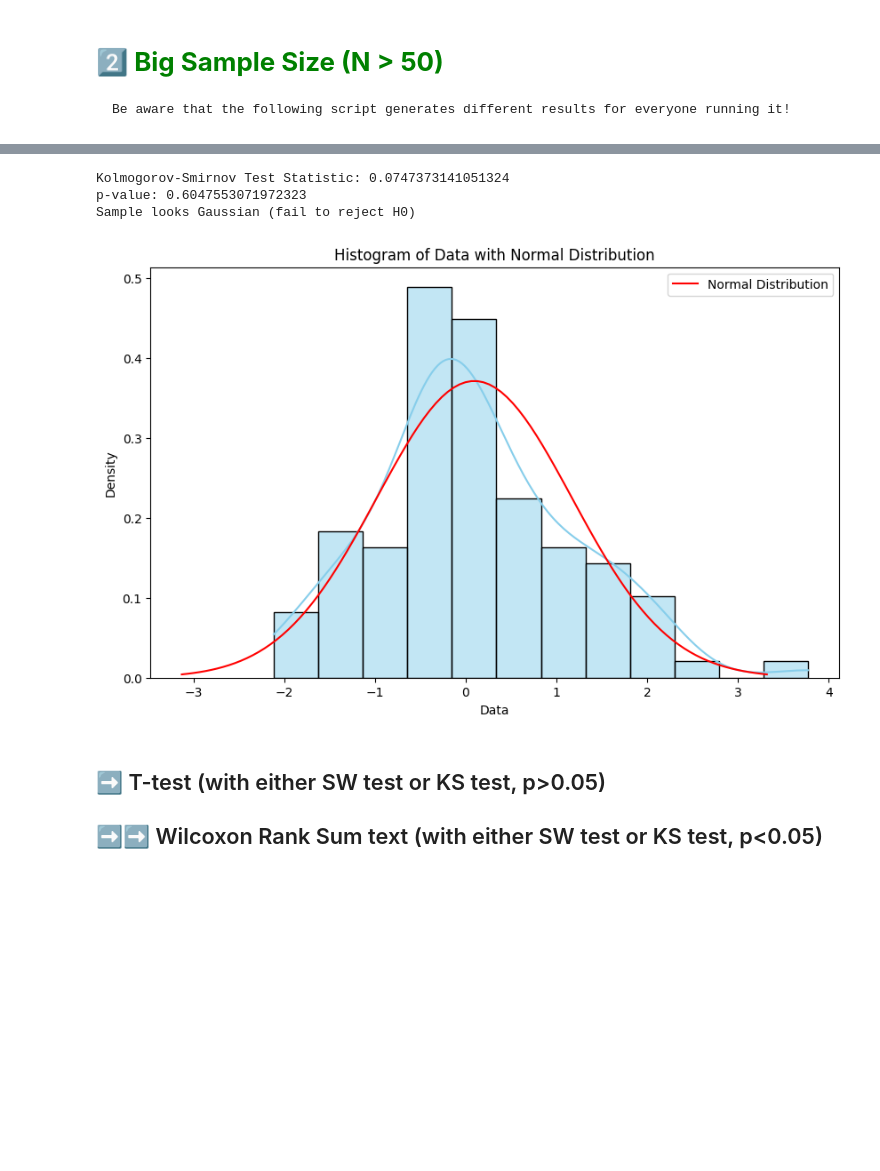
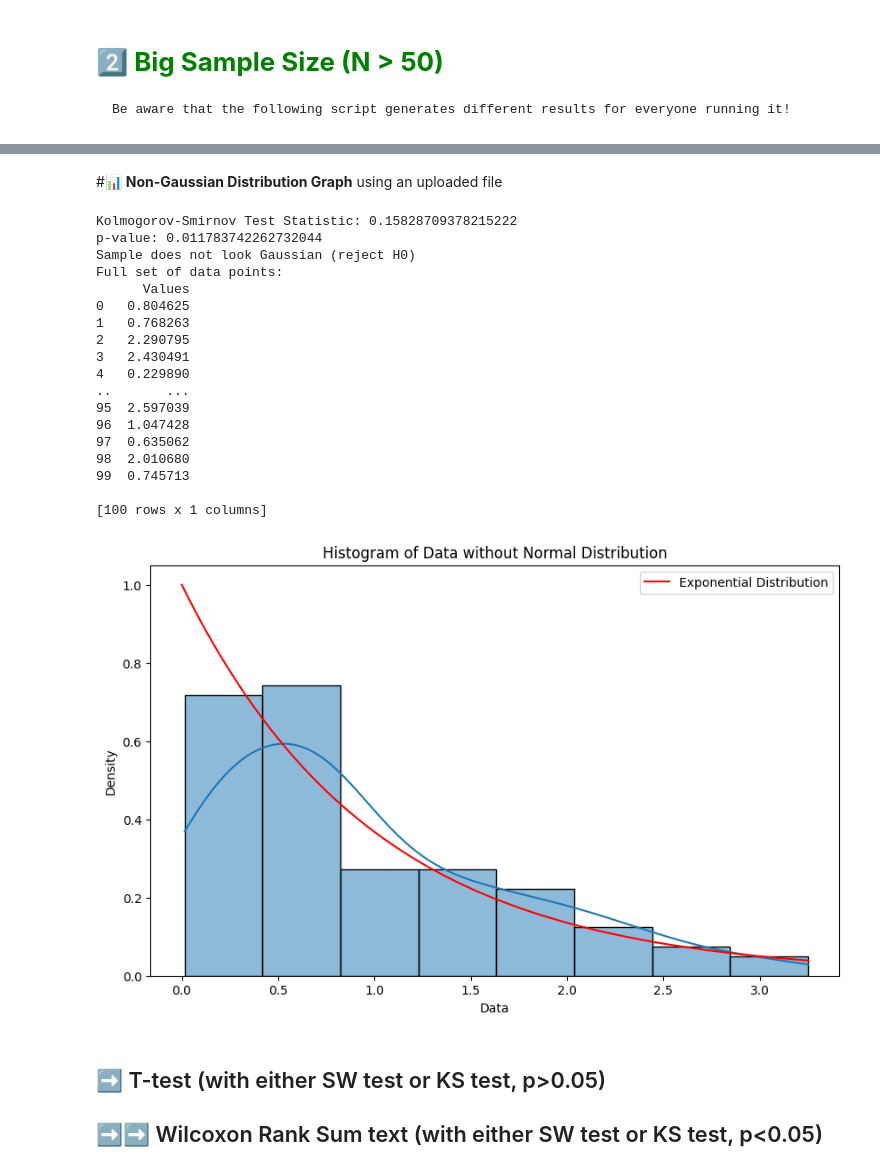
Before and after one commit to 20230212KIM/Data_Analysis, a Jupyter notebook: 11_NormalityTest_SWtest_KStest.ipynb, the cells around one changed output, grey strips where cells are left out. Cells and saved outputs as stored; diff of their text form; code cells hidden in the pictures; blank space fills up the shorter version.

```diff
--- a/11_NormalityTest_SWtest_KStest.ipynb
+++ b/11_NormalityTest_SWtest_KStest.ipynb
@@ -281,48 +539,76 @@ Sample looks Gaussian (fail to reject H0)
+# %% [markdown]
+#📊 **Non-Gaussian Distribution Graph** using an uploaded file
 # %%
 import numpy as np
 import pandas as pd
+from scipy.stats import shapiro
+
 import matplotlib.pyplot as plt
-from scipy.stats import kstest, norm
+from scipy.stats import kstest, norm, expon
+import seaborn as sns
 
 # Load the data from the CSV file
-file = pd.read_csv('/content/GeneratedSampleData.csv')
-final_data = file['Values']  # Extract the column containing the data
+data6_non_gaussian = pd.read_csv('/content/GeneratedNonGaussianBigSampleData.csv')
+df6 = data6_non_gaussian['Values']  # Extract the column containing the data
 
-# Perform Kolmogorov-Smirnov test for normality
-statistic, p_value = kstest(final_data, 'norm')
+# Convert the data to a pandas DataFrame
+df6 = pd.DataFrame(df6, columns=['Values'])
+
+# 💊 Perform Kolmogorov-Smirnov test for normality ⤵️
+statistic, p_value = kstest(df6['Values'], 'norm', args=(df6['Values'].mean(), df6['Values'].std()))
 
 # Print the test statistic and p-value
 print("Kolmogorov-Smirnov Test Statistic:", statistic)
 print("p-value:", p_value)
 
 # Define the CTT (critical test threshold, aka., alpha)
 alpha = 0.05
 
 # Interpret the result
 if p_value > alpha:
     print("Sample looks Gaussian (fail to reject H0)")
 else:
     print("Sample does not look Gaussian (reject H0)")
 
+# Display the full set of data points
+print("Full set of data points:")
+print(df6)
+
 # Plot histogram of the data
 plt.figure(figsize=(10, 6))
-sns.histplot(final_data, kde=True, color='skyblue', stat='density')
+sns.histplot(df6, kde=True, color='skyblue', stat='density')
 
-# Plot normal distribution curve
-mu, sigma = np.mean(final_data), np.std(final_data)
-x = np.linspace(mu - 3*sigma, mu + 3*sigma, 100)
-plt.plot(x, norm.pdf(x, mu, sigma), 'r-', label='Normal Distribution')
+# Plot exponential distribution curve (💊 Caution: Code lines for plotting Normal distribution curve is different!)
+scale = 1  # Exponential distribution scale parameter (mean) gives a standard exponential distribution with a mean of 1.
+# scale = 1 (Lambda = 1) is a common default because it simplifies the mathematics and is often used when the specific rate is not critical to the problem at hand.
+x = np.linspace(0, df6['Values'].max(), 100)
+plt.plot(x, expon.pdf(x, scale=scale), 'r-', label='Exponential Distribution')
 
 plt.xlabel('Data')
 plt.ylabel('Density')
-plt.title('Histogram of Data with Normal Distribution')
+plt.title('Histogram of Data without Normal Distribution')
 plt.legend()
 plt.show()
 # %% [output]
-Kolmogorov-Smirnov Test Statistic: 0.0747373141051324
-p-value: 0.6047553071972323
-Sample looks Gaussian (fail to reject H0)
+Kolmogorov-Smirnov Test Statistic: 0.15828709378215222
+p-value: 0.011783742262732044
+Sample does not look Gaussian (reject H0)
+Full set of data points:
+      Values
+0   0.804625
+1   0.768263
+2   2.290795
+3   2.430491
+4   0.229890
+..       ...
+95  2.597039
+96  1.047428
+97  0.635062
+98  2.010680
+99  0.745713
+
+[100 rows x 1 columns]
-[figure, old version]
+[figure, new version]
 # %% [markdown]
 ## ➡️ T-test (with either SW test or KS test, p>0.05)
 ## ➡️➡️ Wilcoxon Rank Sum text (with either SW test or KS test, p<0.05)
```
Also changed, not shown: parts of 27 cells of this notebook.
